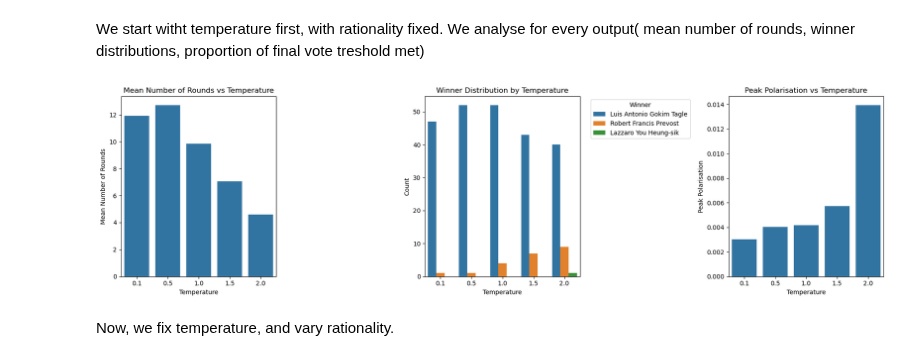
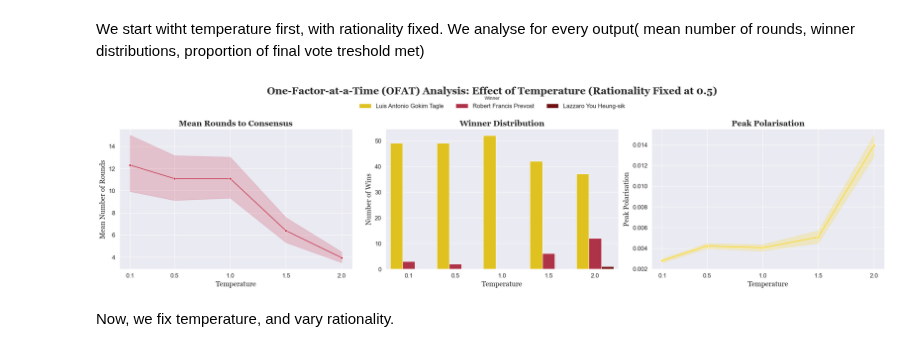
Before and after one commit to NaniHazbolatow/conclave-sim, a Jupyter notebook: analysis/sensitivity_analysis.ipynb, the cells around one changed output. Cells and saved outputs as stored; diff of their text form; code cells hidden in the pictures.

```diff
--- a/analysis/sensitivity_analysis.ipynb
+++ b/analysis/sensitivity_analysis.ipynb
@@ -7,8 +7,9 @@ import numpy as np
 from SALib.sample import morris as morris_sample
 from SALib.analyze import morris as morris_analyze
 import statsmodels.api as sm
+import plotting_theme
 
-df = pd.read_csv("combined_results_snellius.csv")
+df = pd.read_csv("../results/combined_results_snellius.csv")
 
 #Show first lines
 df.head()
@@ -42,35 +42,84 @@ OFAT : LOCAL ANALYSIS.
 # %% [markdown]
 We start witht temperature first, with rationality fixed. We analyse for every output( mean number of rounds, winner distributions, proportion of final vote treshold met)
 # %%
+import matplotlib.pyplot as plt
+import seaborn as sns
+import pandas as pd
 
-fig, axes = plt.subplots(1, 3, figsize=(18, 5))
+# Make sure your plotting_theme is imported at the top of your notebook
+# import plotting_theme
 
-# Plot 1: Mean number of rounds vs temperature
-mean_rounds = df_fixed.groupby('temperature')['rounds_to_consensus'].mean().reset_index()
-sns.barplot(x='temperature', y='rounds_to_consensus', data=mean_rounds, ax=axes[0])
-axes[0].set_title('Mean Number of Rounds vs Temperature')
-axes[0].set_xlabel('Temperature')
-axes[0].set_ylabel('Mean Number of Rounds')
+# Load your dataframe 'df' here if it's not already loaded
+# df = pd.read_csv(...)
 
-# Plot 2: Winner distribution by temperature
-sns.countplot(x='temperature', hue='winner_name', data=df_fixed, ax=axes[1])
-axes[1].set_title('Winner Distribution by Temperature')
-axes[1].set_xlabel('Temperature')
-axes[1].set_ylabel('Count')
-axes[1].legend(title='Winner', bbox_to_anchor=(1.05, 1), loc='upper left')
+# To match the background style of other plots, we can set the style here.
+# For true consistency, it's best to change style='whitegrid' to style='darkgrid' in your plotting_theme.py file.
+sns.set_style("darkgrid")
 
-# Plot 3: Peak polarisation vs temperature
-mean_polarisation = df_fixed.groupby('temperature')['polarisation_peak'].mean().reset_index()
-sns.barplot(x='temperature', y='polarisation_peak', data=mean_polarisation, ax=axes[2])
-axes[2].set_title('Peak Polarisation vs Temperature')
-axes[2].set_xlabel('Temperature')
-axes[2].set_ylabel('Peak Polarisation')
+# --- Create the 3-panel figure ---
+fig, axes = plt.subplots(1, 3, figsize=(22, 6), dpi=100)
+fig.suptitle('One-Factor-at-a-Time (OFAT) Analysis: Effect of Temperature (Rationality Fixed at 0.5)', fontsize=20, fontweight='bold', fontdict={'family': 'Georgia'})
 
-plt.tight_layout()
-plt.savefig("OFAT.png")
+# Filter data for the OFAT analysis
+ofat_df = df[df['rationality'] == 0.5].copy()
+
+# --- Plot 1: Mean Number of Rounds vs Temperature (Line Plot) ---
+sns.lineplot(
+    x='temperature',
+    y='rounds_to_consensus',
+    data=ofat_df,
+    ax=axes[0],
+    marker='o',
+    err_style="band",
+    color=plotting_theme.papal_colors[1] # Use Cardinal Red
+)
+axes[0].set_title('Mean Rounds to Consensus', fontweight='bold', fontdict={'family': 'Georgia'})
+axes[0].set_xlabel('Temperature', fontdict={'family': 'Georgia'})
+axes[0].set_ylabel('Mean Number of Rounds', fontdict={'family': 'Georgia'})
+axes[0].set_xticks(ofat_df['temperature'].unique()) # Ensure all temp levels are marked
+
+# --- Plot 2: Winner Distribution by Temperature (Count Plot) ---
+sns.countplot(
+    x='temperature',
+    hue='winner_name',
+    data=ofat_df,
+    ax=axes[1]
+)
+axes[1].set_title('Winner Distribution', fontweight='bold', fontdict={'family': 'Georgia'})
+axes[1].set_xlabel('Temperature', fontdict={'family': 'Georgia'})
+axes[1].set_ylabel('Number of Wins', fontdict={'family': 'Georgia'})
+# The legend will be created for the whole figure later
+
+# --- Plot 3: Peak Polarisation vs Temperature (Line Plot) ---
+sns.lineplot(
+    x='temperature',
+    y='polarisation_peak',
+    data=ofat_df,
+    ax=axes[2],
+    marker='o',
+    err_style="band",
+    color=plotting_theme.papal_colors[0] # Use Gold
+)
+axes[2].set_title('Peak Polarisation', fontweight='bold', fontdict={'family': 'Georgia'})
+axes[2].set_xlabel('Temperature', fontdict={'family': 'Georgia'})
+axes[2].set_ylabel('Peak Polarisation', fontdict={'family': 'Georgia'})
+axes[2].set_xticks(ofat_df['temperature'].unique())
+
+# --- Final Touches ---
+# Get handles and labels from the winner distribution plot for a shared legend
+handles, labels = axes[1].get_legend_handles_labels()
+# Remove the individual legend from the middle plot
+if axes[1].get_legend() is not None:
+    axes[1].get_legend().remove()
+# Create a shared legend for the entire figure, placed at the top
+fig.legend(handles, labels, title='Winner', loc='upper center', bbox_to_anchor=(0.5, 0.96), ncol=3, frameon=False)
+
+
+plt.tight_layout(rect=[0, 0.03, 1, 0.92]) # Adjust layout to make room for suptitle and legend
+plt.savefig("OFAT_styled.png", dpi=300)
 plt.show()
 # %% [output]
-[figure, old version]
+[figure, new version]
 # %% [markdown]
 Now, we fix temperature, and vary rationality.
 # %%
```
Also changed, not shown: parts of 10 cells of this notebook, 2 other files.
